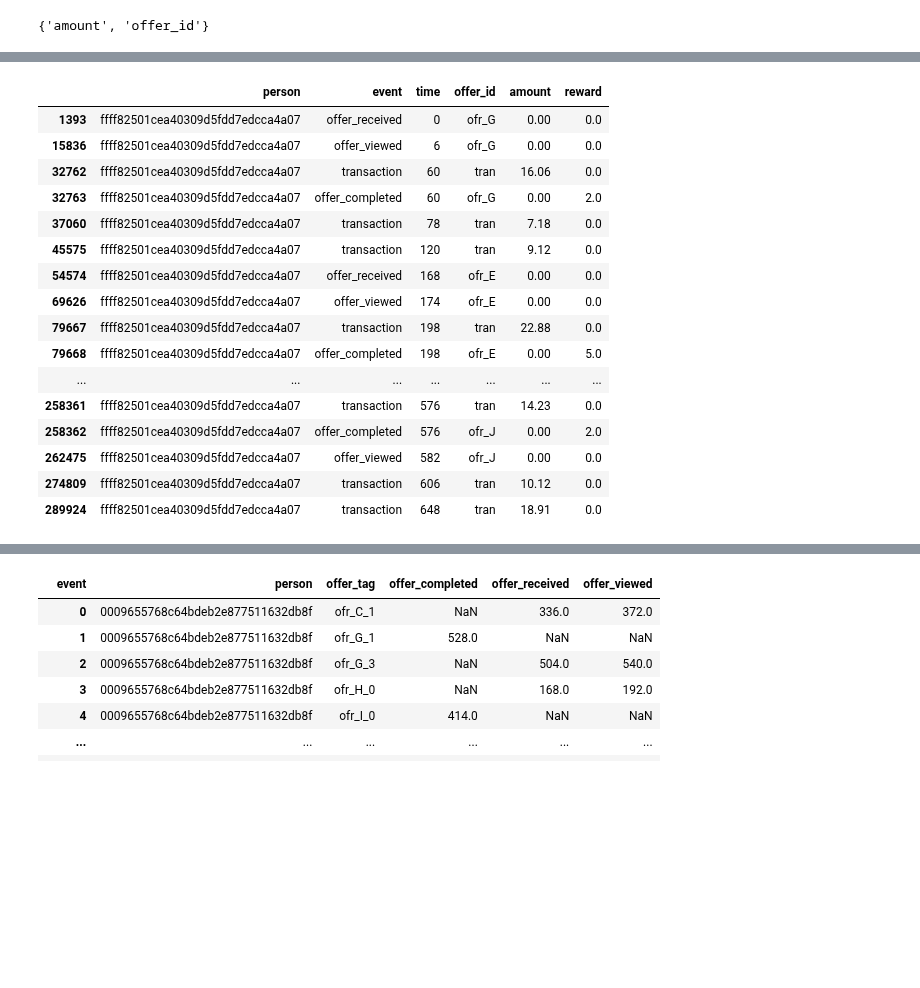
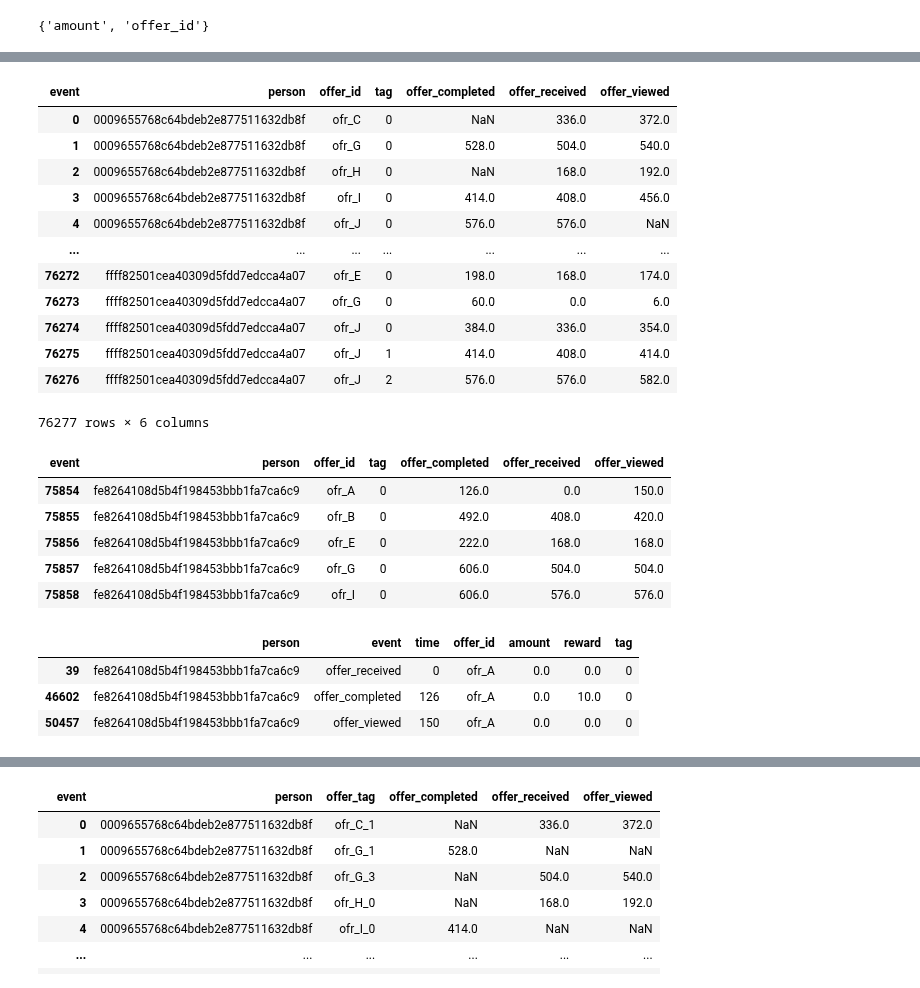
Before and after one commit to Niltonjuniorphd/Starbucks_project, a Jupyter notebook: Starbucks_Capstone_notebook.ipynb, the cells around one changed output, grey strips where cells are left out. Cells and saved outputs as stored; diff of their text form; code cells hidden in the pictures; blank space fills up the shorter version.

Commit message:
pivot_table strategy concluded

```diff
--- a/Starbucks_Capstone_notebook.ipynb
+++ b/Starbucks_Capstone_notebook.ipynb
@@ -350,20 +395,46 @@ transcript_b = pd.concat([transcript, value_df], axis=1).drop('value', axis=1)
+# %%
+transcript_b['tag'] = (
+    transcript_b.groupby(['person', 'event', 'offer_id'])
+    .cumcount()
+)
+# %%
+person_activity = transcript_b[transcript_b['event'] != 'transaction'].pivot_table(
+    index=['person', 'offer_id', 'tag'],
+    columns='event',
+    values='time',
+    margins=False,
+    dropna=True).reset_index()
+
+person_activity
+
+#[transcript_b['offer_id'] == 'ofr_J']
+# %% [output]
+| event | person | offer_id | tag | offer_completed | offer_received | offer_viewed |
+| 0 | 0009655768c64bdeb2e877511632db8f | ofr_C | 0 | NaN | 336.0 | 372.0 |
+| 1 | 0009655768c64bdeb2e877511632db8f | ofr_G | 0 | 528.0 | 504.0 | 540.0 |
+| 2 | 0009655768c64bdeb2e877511632db8f | ofr_H | 0 | NaN | 168.0 | 192.0 |
+| 3 | 0009655768c64bdeb2e877511632db8f | ofr_I | 0 | 414.0 | 408.0 | 456.0 |
+| 4 | 0009655768c64bdeb2e877511632db8f | ofr_J | 0 | 576.0 | 576.0 | NaN |
+| ... | ... | ... | ... | ... | ... | ... |
+| 76272 | ffff82501cea40309d5fdd7edcca4a07 | ofr_E | 0 | 198.0 | 168.0 | 174.0 |
+| 76273 | ffff82501cea40309d5fdd7edcca4a07 | ofr_G | 0 | 60.0 | 0.0 | 6.0 |
+| 76274 | ffff82501cea40309d5fdd7edcca4a07 | ofr_J | 0 | 384.0 | 336.0 | 354.0 |
+| 76275 | ffff82501cea40309d5fdd7edcca4a07 | ofr_J | 1 | 414.0 | 408.0 | 414.0 |
+| 76276 | ffff82501cea40309d5fdd7edcca4a07 | ofr_J | 2 | 576.0 | 576.0 | 582.0 |
+76277 rows × 6 columns
+# %%
+person_activity[person_activity['person'] == 'fe8264108d5b4f198453bbb1fa7ca6c9']
+# %% [output]
+| event | person | offer_id | tag | offer_completed | offer_received | offer_viewed |
+| 75854 | fe8264108d5b4f198453bbb1fa7ca6c9 | ofr_A | 0 | 126.0 | 0.0 | 150.0 |
+| 75855 | fe8264108d5b4f198453bbb1fa7ca6c9 | ofr_B | 0 | 492.0 | 408.0 | 420.0 |
+| 75856 | fe8264108d5b4f198453bbb1fa7ca6c9 | ofr_E | 0 | 222.0 | 168.0 | 168.0 |
+| 75857 | fe8264108d5b4f198453bbb1fa7ca6c9 | ofr_G | 0 | 606.0 | 504.0 | 504.0 |
+| 75858 | fe8264108d5b4f198453bbb1fa7ca6c9 | ofr_I | 0 | 606.0 | 576.0 | 576.0 |
 # %%
-transcript_b[transcript_b['person'] == 'ffff82501cea40309d5fdd7edcca4a07']
+transcript_b[(transcript_b['person'] == 'fe8264108d5b4f198453bbb1fa7ca6c9') & (transcript_b['offer_id'] == 'ofr_A')]
 # %% [output]
-|  | person | event | time | offer_id | amount | reward |
-| 1393 | ffff82501cea40309d5fdd7edcca4a07 | offer_received | 0 | ofr_G | 0.00 | 0.0 |
-| 15836 | ffff82501cea40309d5fdd7edcca4a07 | offer_viewed | 6 | ofr_G | 0.00 | 0.0 |
-| 32762 | ffff82501cea40309d5fdd7edcca4a07 | transaction | 60 | tran | 16.06 | 0.0 |
-| 32763 | ffff82501cea40309d5fdd7edcca4a07 | offer_completed | 60 | ofr_G | 0.00 | 2.0 |
-| 37060 | ffff82501cea40309d5fdd7edcca4a07 | transaction | 78 | tran | 7.18 | 0.0 |
-| 45575 | ffff82501cea40309d5fdd7edcca4a07 | transaction | 120 | tran | 9.12 | 0.0 |
-| 54574 | ffff82501cea40309d5fdd7edcca4a07 | offer_received | 168 | ofr_E | 0.00 | 0.0 |
-| 69626 | ffff82501cea40309d5fdd7edcca4a07 | offer_viewed | 174 | ofr_E | 0.00 | 0.0 |
-| 79667 | ffff82501cea40309d5fdd7edcca4a07 | transaction | 198 | tran | 22.88 | 0.0 |
-| 79668 | ffff82501cea40309d5fdd7edcca4a07 | offer_completed | 198 | ofr_E | 0.00 | 5.0 |
-| ... | ... | ... | ... | ... | ... | ... |
-| 258361 | ffff82501cea40309d5fdd7edcca4a07 | transaction | 576 | tran | 14.23 | 0.0 |
-| 258362 | ffff82501cea40309d5fdd7edcca4a07 | offer_completed | 576 | ofr_J | 0.00 | 2.0 |
-| 262475 | ffff82501cea40309d5fdd7edcca4a07 | offer_viewed | 582 | ofr_J | 0.00 | 0.0 |
-| 274809 | ffff82501cea40309d5fdd7edcca4a07 | transaction | 606 | tran | 10.12 | 0.0 |
-| 289924 | ffff82501cea40309d5fdd7edcca4a07 | transaction | 648 | tran | 18.91 | 0.0 |
+|  | person | event | time | offer_id | amount | reward | tag |
+| 39 | fe8264108d5b4f198453bbb1fa7ca6c9 | offer_received | 0 | ofr_A | 0.0 | 0.0 | 0 |
+| 46602 | fe8264108d5b4f198453bbb1fa7ca6c9 | offer_completed | 126 | ofr_A | 0.0 | 10.0 | 0 |
+| 50457 | fe8264108d5b4f198453bbb1fa7ca6c9 | offer_viewed | 150 | ofr_A | 0.0 | 0.0 | 0 |
```
Also changed, not shown: parts of 14 cells of this notebook.
